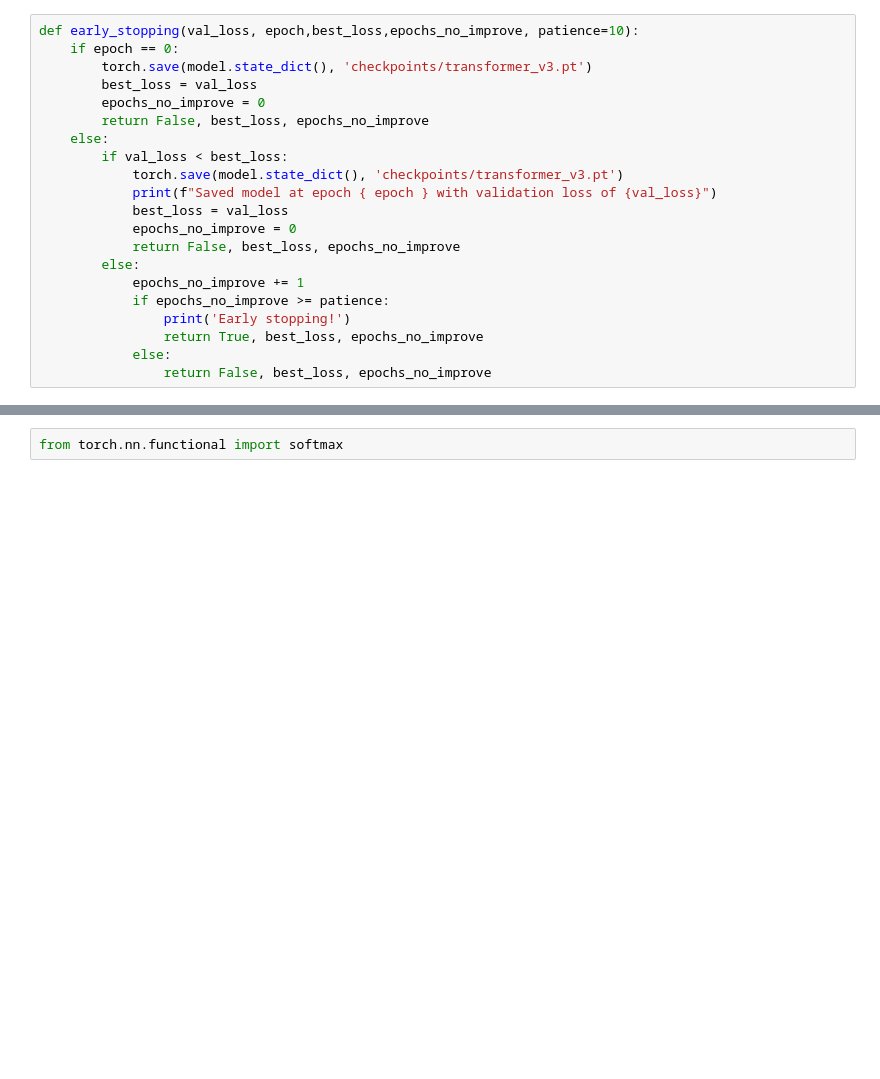
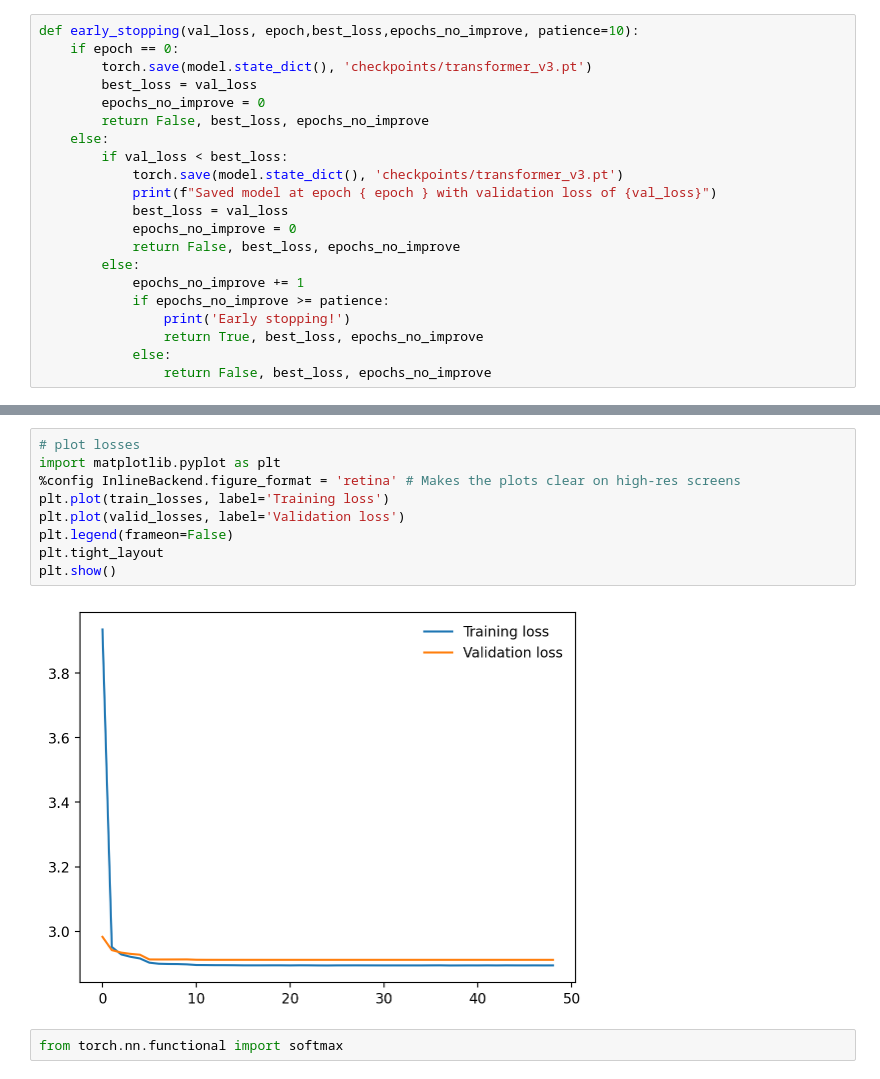
Before and after one commit to nogibjj/ece661-final-proj2, a Jupyter notebook: generator_transformer.ipynb, the cells around one changed output, grey strips where cells are left out. Cells and saved outputs as stored; diff of their text form; blank space fills up the shorter version.

Commit message:
added loss plots

```diff
--- a/generator_transformer.ipynb
+++ b/generator_transformer.ipynb
@@ -325,3 +343,14 @@ print("Best loss: ", best_loss)
+# %%
+# plot losses
+import matplotlib.pyplot as plt
+%config InlineBackend.figure_format = 'retina' # Makes the plots clear on high-res screens
+plt.plot(train_losses, label='Training loss')
+plt.plot(valid_losses, label='Validation loss')
+plt.legend(frameon=False)
+plt.tight_layout
+plt.show()
+# %% [output]
+[figure, added]
 # %%
 from torch.nn.functional import softmax
 # %%
```
Also changed, not shown: parts of 6 cells of this notebook.
